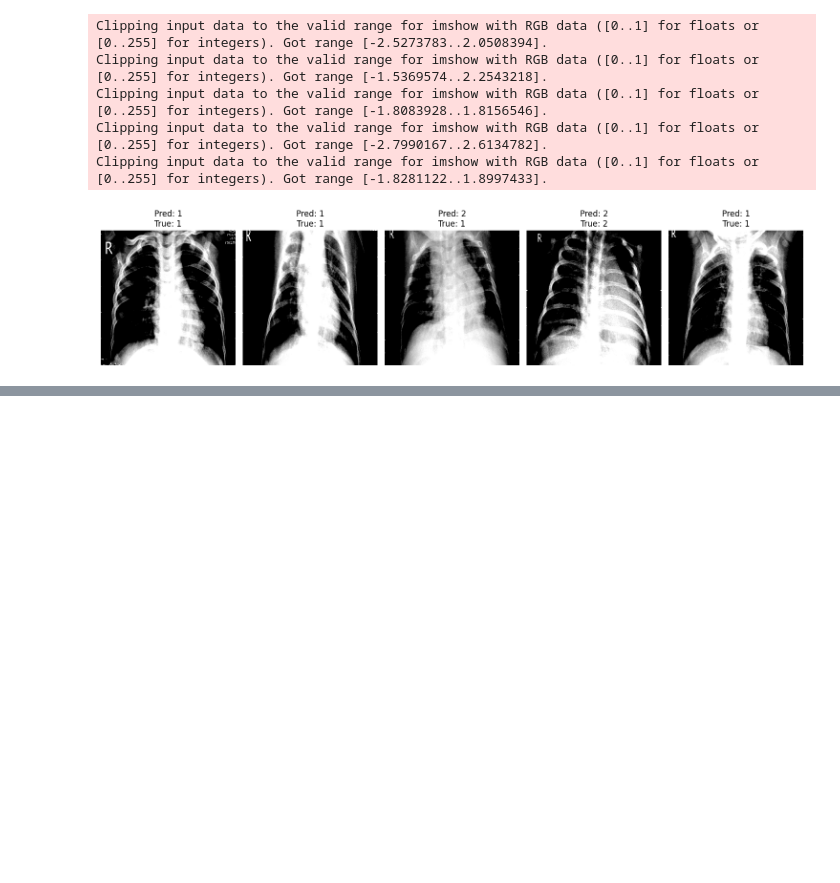
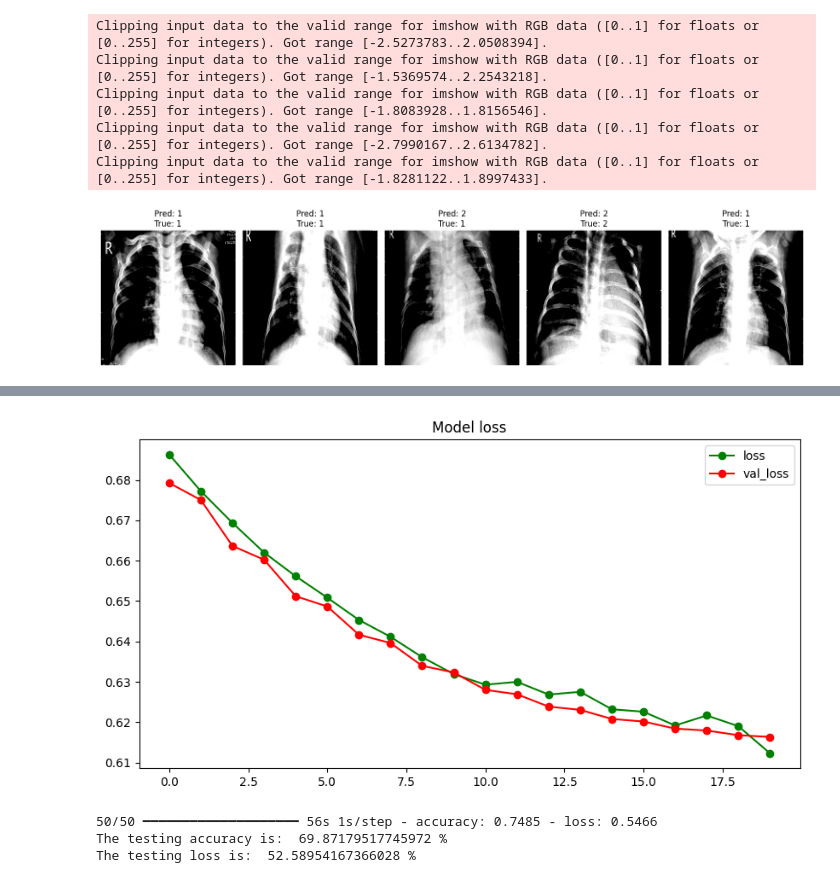
Before and after one commit to evaberepikifa/testfolder, a Jupyter notebook: testfile.ipynb, the cells around one changed output, grey strips where cells are left out. Saved outputs shown, nothing was run; the diff lists cells and outputs as text; code cells hidden in the pictures; blank space fills up the shorter version.

Commit message:
best model

```diff
--- a/testfile.ipynb
+++ b/testfile.ipynb
@@ -361,6 +365,6 @@ for layer in base_model1.layers:
 model2.compile(optimizer = "adam", loss = "binary_crossentropy", metrics = ["accuracy"])
 # %%
 
-history = model2.fit(train_flow, epochs = 5, validation_data = val_flow, steps_per_epoch = 100,
+history = model2.fit(train_flow, epochs = 20, validation_data = val_flow, steps_per_epoch = 100,
                                callbacks = [early_stopping_callbacks])
 # %% [output]
@@ -373,0 +392,19 @@ Epoch 3/5
+# %%
+import matplotlib.pyplot as plt
+
+plt.figure(figsize = (10, 5))
+plt.title("Model loss")
+plt.plot(history.history["loss"], "go-")
+plt.plot(history.history["val_loss"], "ro-")
+plt.legend(["loss", "val_loss"])
+plt.show()
+# %% [output]
+[figure, added]
+# %%
+test_loss, test_accuracy = model2.evaluate(test_flow, steps = 50)
+print("The testing accuracy is: ", test_accuracy * 100, "%")
+print("The testing loss is: ", test_loss * 100, "%")
+# %% [output]
+50/50 ━━━━━━━━━━━━━━━━━━━━ 56s 1s/step - accuracy: 0.7485 - loss: 0.5466
+The testing accuracy is:  69.87179517745972 %
+The testing loss is:  52.58954167366028 %
```
Also changed, not shown: parts of 10 cells of this notebook.
